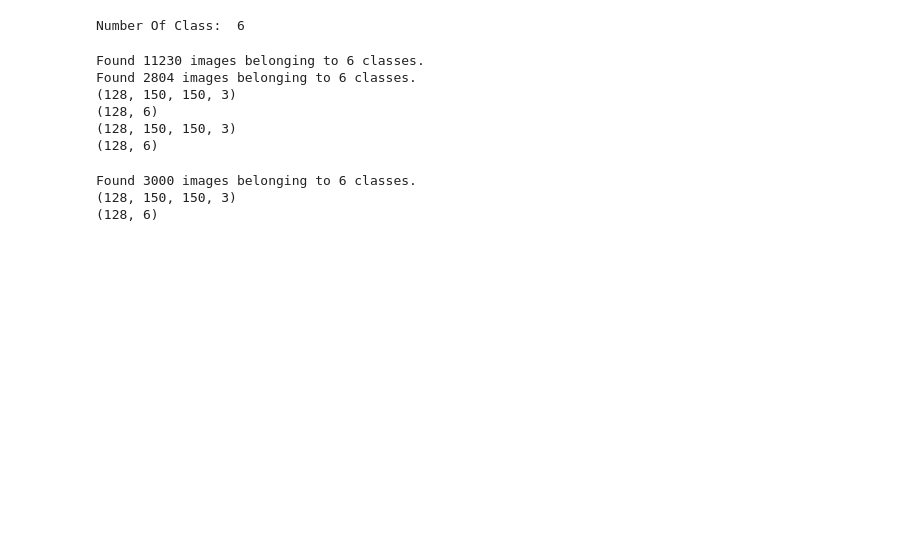
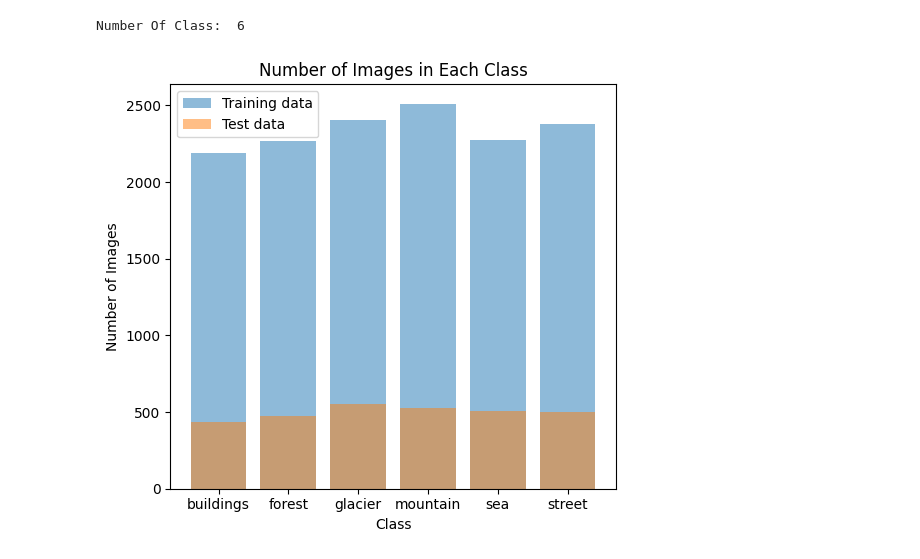
Before and after one commit to dianarrmiranda/TAA_2Project, a Jupyter notebook: vgg16.ipynb, the cells around one changed output. Saved outputs shown, nothing was run; the diff lists cells and outputs as text; code cells hidden in the pictures; blank space fills up the shorter version.

```diff
--- a/vgg16.ipynb
+++ b/vgg16.ipynb
@@ -14,51 +20,10 @@ import tensorflow as tf
 # %%
 #defining training and testing path for vgg16
 train_path = '/kaggle/input/intel-image-classification-vgg16/seg_train/seg_train'
-valid_path = '/kaggle/input/intel-image-classification-vgg16/seg_test/seg_test'
+test_path = '/kaggle/input/intel-image-classification-vgg16/seg_test/seg_test'
 # %%
 # The number of classes of dataset
 numberOfClass = len(glob(train_path + "/*"))
 print("Number Of Class: ", numberOfClass)
 # %% [output]
 Number Of Class:  6
-# %%
-#train_data is used for feature scaling and image augmentation (image augmentation is applied to avoid overfitting).
-train_data = ImageDataGenerator(rescale = 1./255,shear_range = 0.2, zoom_range = 0.2, horizontal_flip = True, validation_split=0.2)
-
-#defining training set, here size of image is reduced to 150x150, batch of images is kept as 128 and class is defined as 'categorical'.
-training_set = train_data.flow_from_directory(train_path, batch_size = 128, target_size = (150,150), class_mode = 'categorical', subset='training')
-validation_set = train_data.flow_from_directory(train_path, batch_size = 128, target_size = (150,150), class_mode = 'categorical', subset='validation')
-
-# Iterando sobre o conjunto de treinamento
-for inputs, targets in training_set:
-    print(inputs.shape)
-    print(targets.shape)
-    break
-
-for inputs, targets in validation_set:
-    print(inputs.shape)
-    print(targets.shape)
-    break
-# %% [output]
-Found 11230 images belonging to 6 classes.
-Found 2804 images belonging to 6 classes.
-(128, 150, 150, 3)
-(128, 6)
-(128, 150, 150, 3)
-(128, 6)
-# %%
-#applying same scale as training set, but only feature scaling is applied. image augmentation is avoided to prevent leakage of testing data.
-test_data = ImageDataGenerator(rescale = 1./255)
-
-#defining testing set
-testing_set = test_data.flow_from_directory(valid_path, batch_size = 128, target_size = (150,150), class_mode = 'categorical')
-
-# Iterando sobre o conjunto de teste
-for inputs, targets in testing_set:
-    print(inputs.shape)
-    print(targets.shape)
-    break
-# %% [output]
-Found 3000 images belonging to 6 classes.
-(128, 150, 150, 3)
-(128, 6)
@@ -65 +50,17 @@ Found 3000 images belonging to 6 classes.
+# %%
+# plot the number if images in each class in the training and test data
+labels = {0: 'buildings', 1: 'forest', 2: 'glacier', 3: 'mountain', 4: 'sea', 5: 'street'}
+plt.figure(figsize=(10, 5))
+plt.subplot(1, 2, 1)
+plt.bar(*np.unique(y_train, return_counts=True), label='Training data', alpha=0.5)
+plt.bar(*np.unique(y_test, return_counts=True), label='Test data', alpha=0.5)
+plt.title('Number of Images in Each Class')
+plt.xlabel('Class')
+plt.ylabel('Number of Images')
+plt.xticks(range(len(labels)), labels.values())  # Set the x-axis tick labels
+plt.legend()
+plt.tight_layout()
+plt.show()
+# %% [output]
+[figure, added]
 # %%
```
Also changed, not shown: parts of 18 cells of this notebook.
